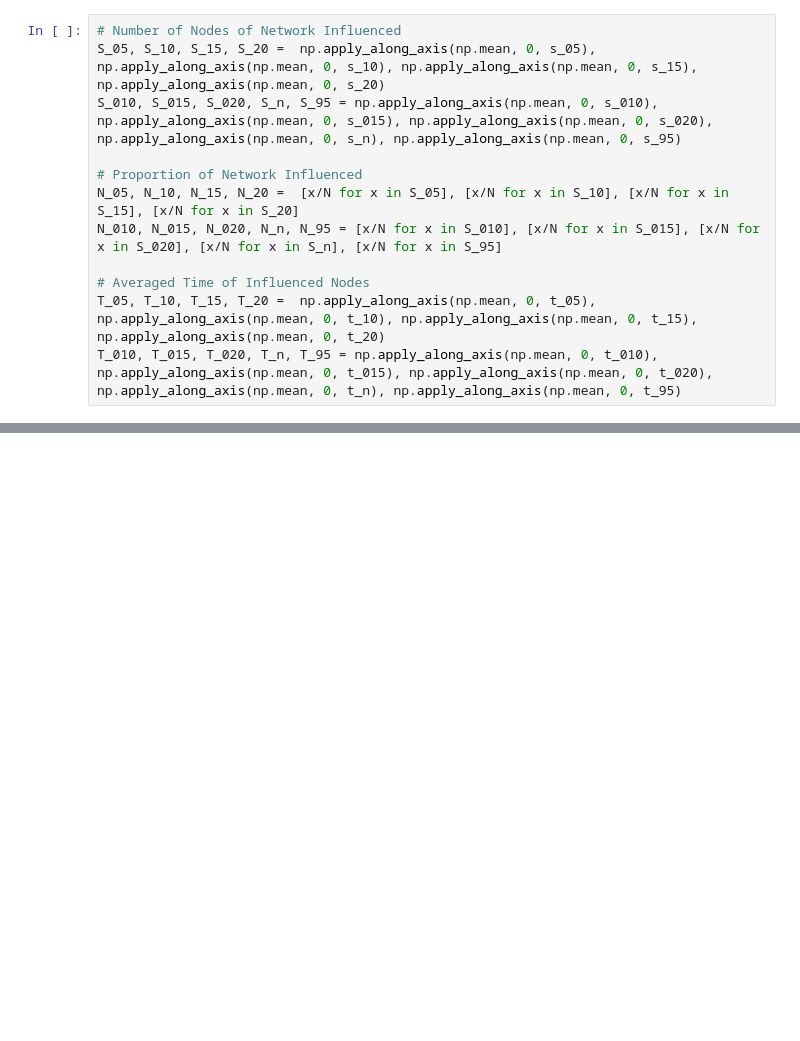
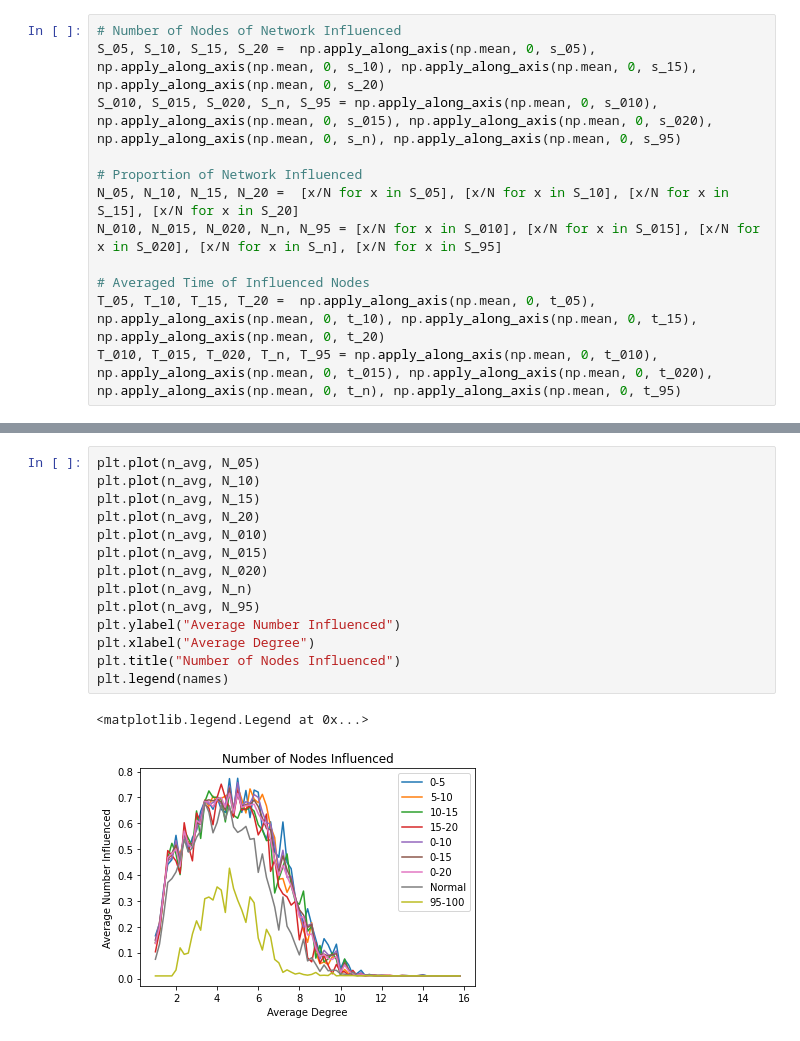
Before and after one commit to MiLinny/Influentials, a Jupyter notebook: Code/ResultsViewer.ipynb, the cells around one changed output, grey strips where cells are left out. Drawn from its saved outputs; the diff is of its cells as text; blank space fills up the shorter version.

```diff
--- a/Code/ResultsViewer.ipynb
+++ b/Code/ResultsViewer.ipynb
@@ -61,3 +61,20 @@ plt.legend(names)
+# %%
+plt.plot(n_avg, N_05)
+plt.plot(n_avg, N_10)
+plt.plot(n_avg, N_15)
+plt.plot(n_avg, N_20)
+plt.plot(n_avg, N_010)
+plt.plot(n_avg, N_015)
+plt.plot(n_avg, N_020)
+plt.plot(n_avg, N_n)
+plt.plot(n_avg, N_95)
+plt.ylabel("Average Number Influenced")
+plt.xlabel("Average Degree")
+plt.title("Number of Nodes Influenced")
+plt.legend(names)
+# %% [output]
+<matplotlib.legend.Legend at 0x...>
+[figure, added]
 # %%
 plt.plot(n_avg, S_05)
 plt.plot(n_avg, S_10)
```
Also changed, not shown: parts of 5 cells of this notebook, 12 other files.
